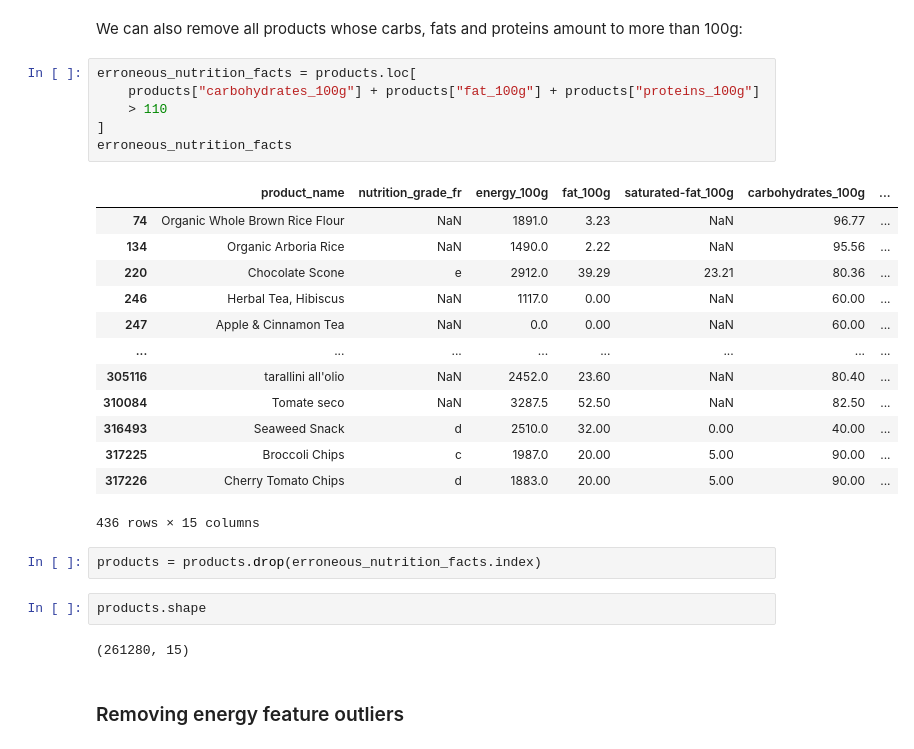
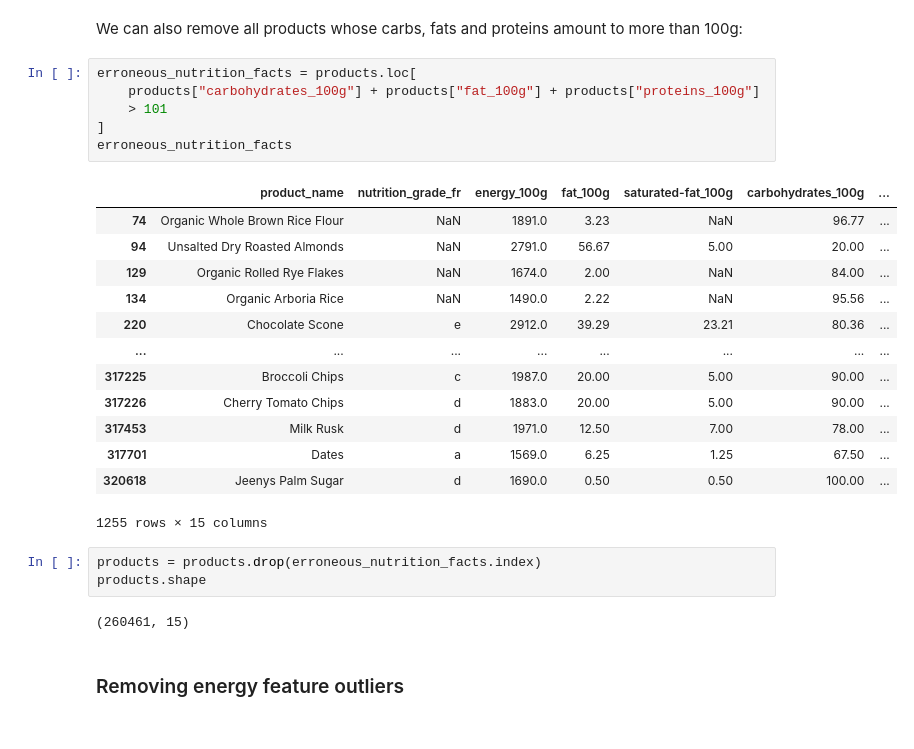
Before and after one commit to Dzov/DSP3, a Jupyter notebook: Haladjian_Amelie-Dzovinar_1_notebook_072023.ipynb, the cells around one changed output. Drawn from its saved outputs; the diff is of its cells as text.

```diff
--- a/Haladjian_Amelie-Dzovinar_1_notebook_072023.ipynb
+++ b/Haladjian_Amelie-Dzovinar_1_notebook_072023.ipynb
@@ -652,29 +678,28 @@ We can also remove all products whose carbs, fats and proteins amount to more th
 # %%
 erroneous_nutrition_facts = products.loc[
     products["carbohydrates_100g"] + products["fat_100g"] + products["proteins_100g"]
-    > 110
+    > 101
 ]
 erroneous_nutrition_facts
 # %% [output]
 |  | product_name | nutrition_grade_fr | energy_100g | fat_100g | saturated-fat_100g | carbohydrates_100g | ... |
 | 74 | Organic Whole Brown Rice Flour | NaN | 1891.0 | 3.23 | NaN | 96.77 | ... |
+| 94 | Unsalted Dry Roasted Almonds | NaN | 2791.0 | 56.67 | 5.00 | 20.00 | ... |
+| 129 | Organic Rolled Rye Flakes | NaN | 1674.0 | 2.00 | NaN | 84.00 | ... |
 | 134 | Organic Arboria Rice | NaN | 1490.0 | 2.22 | NaN | 95.56 | ... |
 | 220 | Chocolate Scone | e | 2912.0 | 39.29 | 23.21 | 80.36 | ... |
-| 246 | Herbal Tea, Hibiscus | NaN | 1117.0 | 0.00 | NaN | 60.00 | ... |
-| 247 | Apple & Cinnamon Tea | NaN | 0.0 | 0.00 | NaN | 60.00 | ... |
 | ... | ... | ... | ... | ... | ... | ... | ... |
-| 305116 | tarallini all'olio | NaN | 2452.0 | 23.60 | NaN | 80.40 | ... |
-| 310084 | Tomate seco | NaN | 3287.5 | 52.50 | NaN | 82.50 | ... |
-| 316493 | Seaweed Snack | d | 2510.0 | 32.00 | 0.00 | 40.00 | ... |
 | 317225 | Broccoli Chips | c | 1987.0 | 20.00 | 5.00 | 90.00 | ... |
 | 317226 | Cherry Tomato Chips | d | 1883.0 | 20.00 | 5.00 | 90.00 | ... |
+| 317453 | Milk Rusk | d | 1971.0 | 12.50 | 7.00 | 78.00 | ... |
+| 317701 | Dates | a | 1569.0 | 6.25 | 1.25 | 67.50 | ... |
+| 320618 | Jeenys Palm Sugar | d | 1690.0 | 0.50 | 0.50 | 100.00 | ... |
-436 rows × 15 columns
+1255 rows × 15 columns
 # %%
 products = products.drop(erroneous_nutrition_facts.index)
+products.shape
+# %% [output]
+(260461, 15)
-# %%
-products.shape
-# %% [output]
-(261280, 15)
 # %% [markdown]
 ### Removing energy feature outliers
 # %% [markdown]
```
Also changed, not shown: parts of 63 cells of this notebook.
